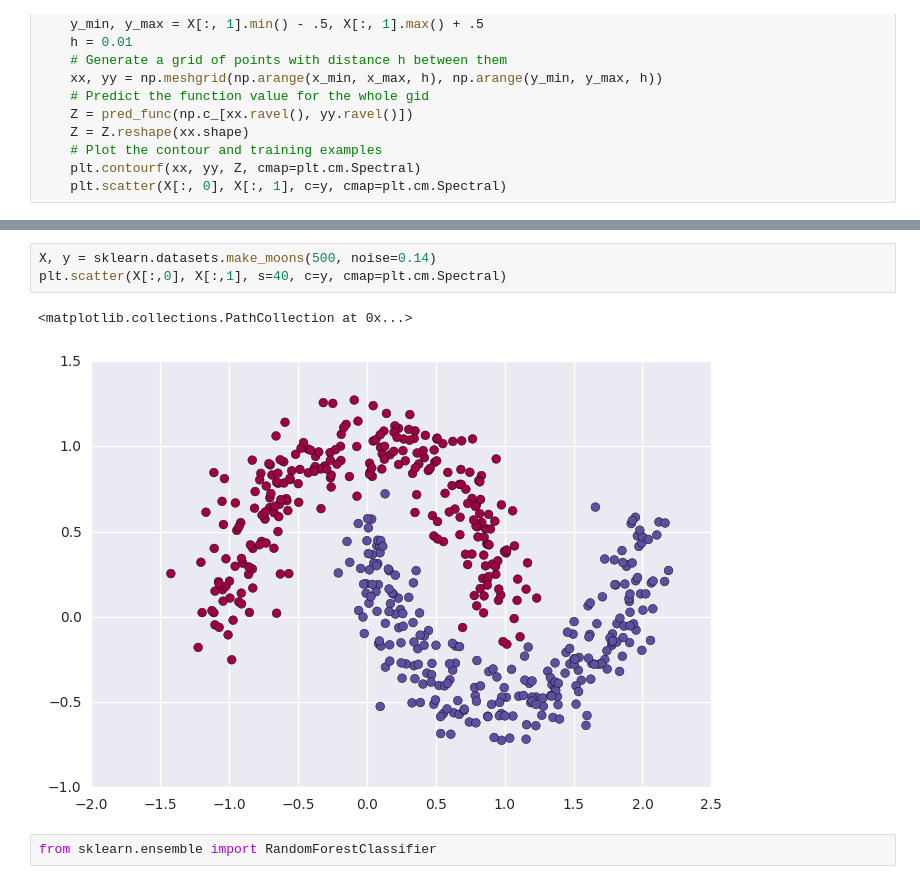
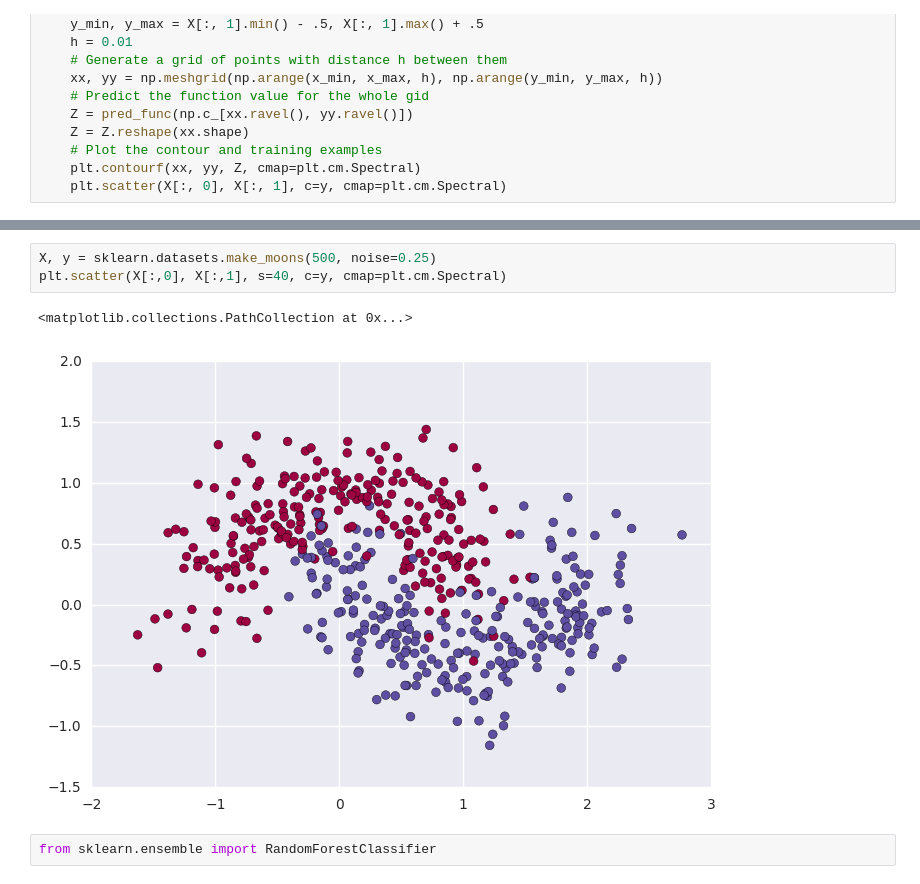
Before and after one commit to coding-blocks-archives/Perceptron_Summer_2017, a Jupyter notebook: class_09/NN_numpy.ipynb, the cells around one changed output, grey strips where cells are left out. Drawn from its saved outputs; the diff is of its cells as text.

```diff
--- a/class_09/NN_numpy.ipynb
+++ b/class_09/NN_numpy.ipynb
@@ -25,9 +32,9 @@ def plot_decision_boundary(pred_func):
 # %%
-X, y = sklearn.datasets.make_moons(500, noise=0.14)
+X, y = sklearn.datasets.make_moons(500, noise=0.25)
 plt.scatter(X[:,0], X[:,1], s=40, c=y, cmap=plt.cm.Spectral)
 # %% [output]
 <matplotlib.collections.PathCollection at 0x...>
-[figure, old version]
+[figure, new version]
 # %%
 from sklearn.ensemble import RandomForestClassifier
 # %%
```
Also changed, not shown: parts of 6 cells of this notebook, 1 other file.
